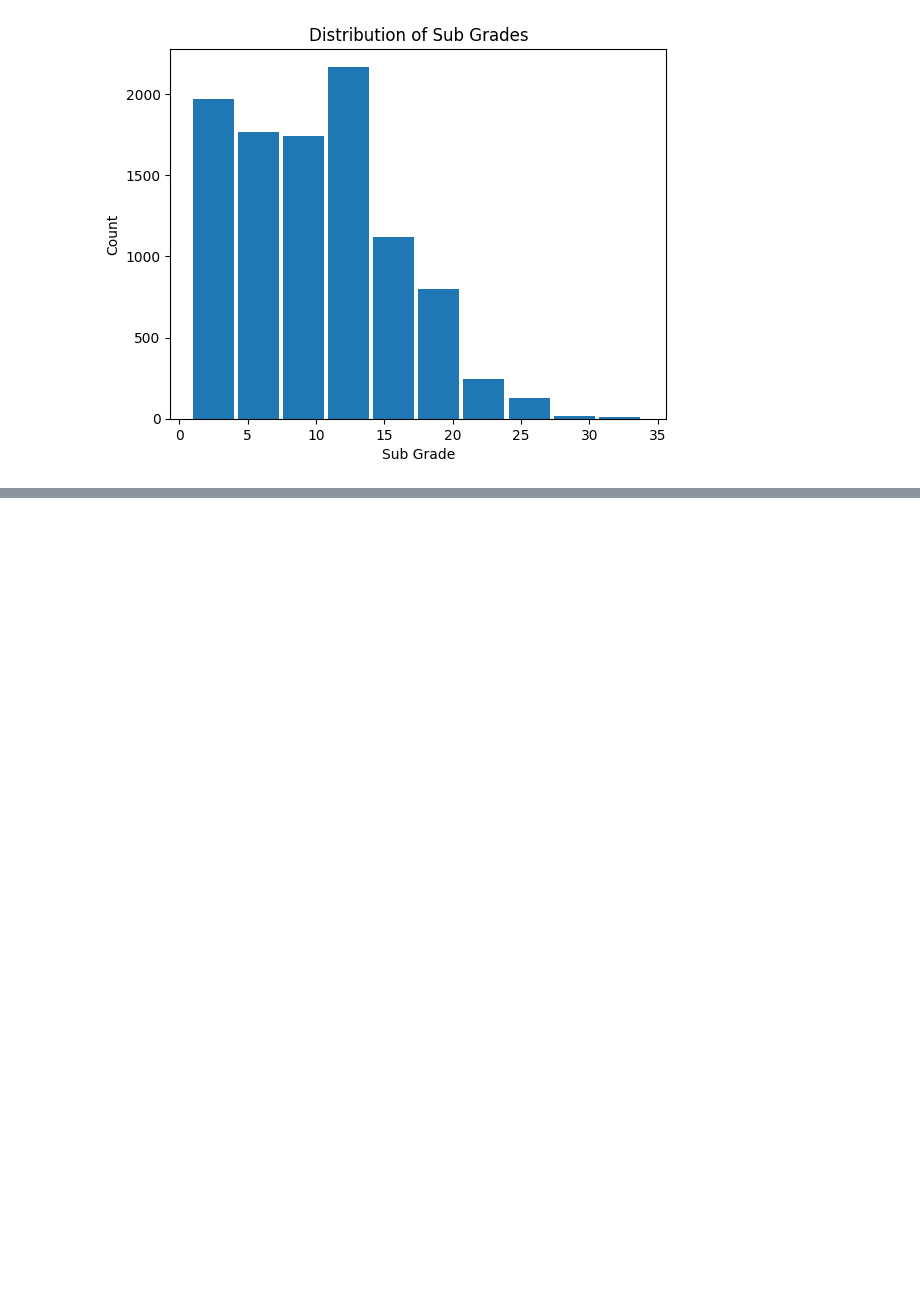
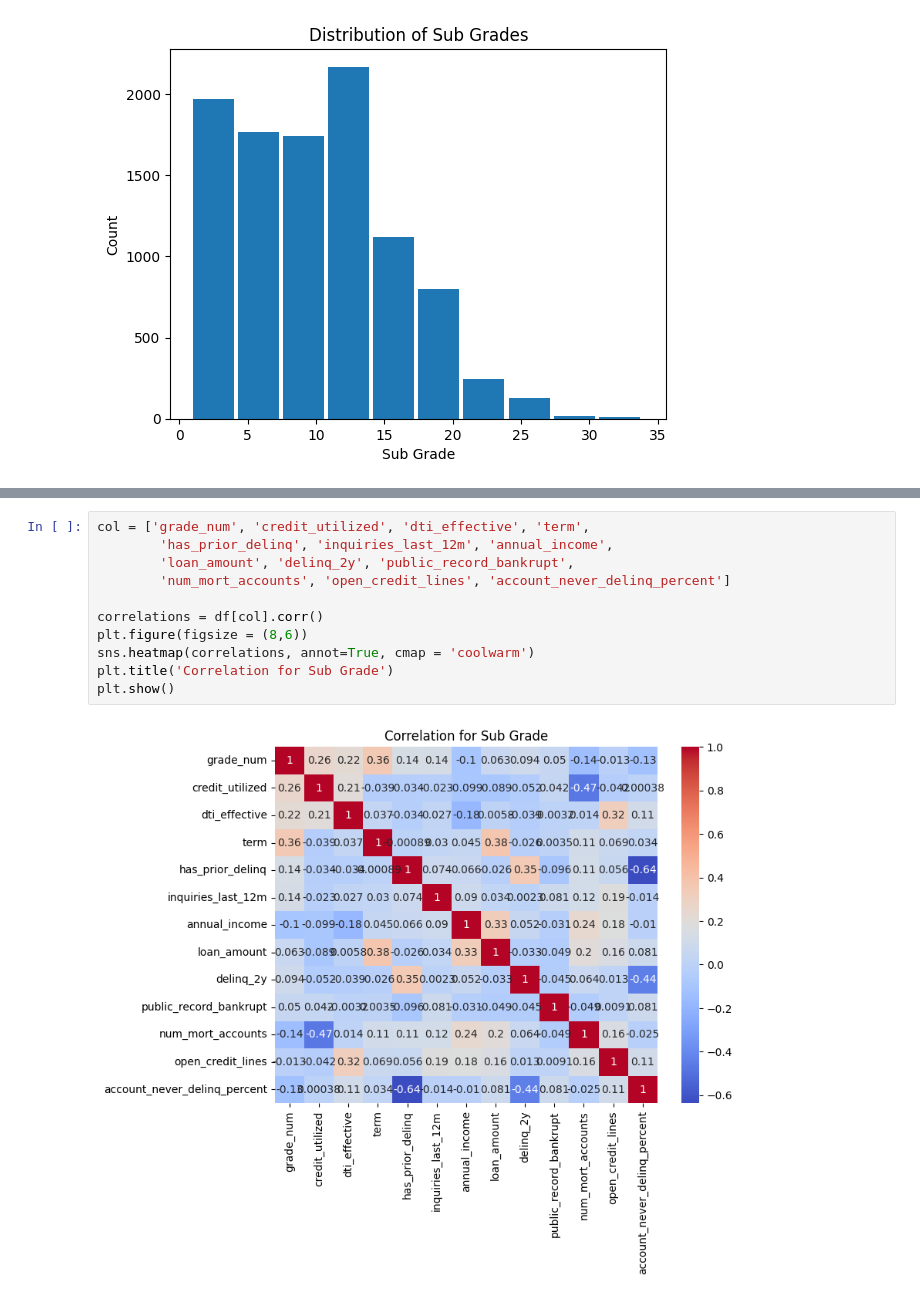
Before and after one commit to AdrianP428/DSRP_Project_MMF, a Jupyter notebook: DSRP_Project_AP.ipynb, the cells around one changed output, grey strips where cells are left out. Cells and saved outputs as stored; diff of their text form; blank space fills up the shorter version.

```diff
--- a/DSRP_Project_AP.ipynb
+++ b/DSRP_Project_AP.ipynb
@@ -132,0 +136,13 @@ plt.show()
+# %%
+col = ['grade_num', 'credit_utilized', 'dti_effective', 'term',
+        'has_prior_delinq', 'inquiries_last_12m', 'annual_income',
+        'loan_amount', 'delinq_2y', 'public_record_bankrupt',
+        'num_mort_accounts', 'open_credit_lines', 'account_never_delinq_percent']
+
+correlations = df[col].corr()
+plt.figure(figsize = (8,6))
+sns.heatmap(correlations, annot=True, cmap = 'coolwarm')
+plt.title('Correlation for Sub Grade')
+plt.show()
+# %% [output]
+[figure, added]
```
Also changed, not shown: parts of 3 cells of this notebook.
